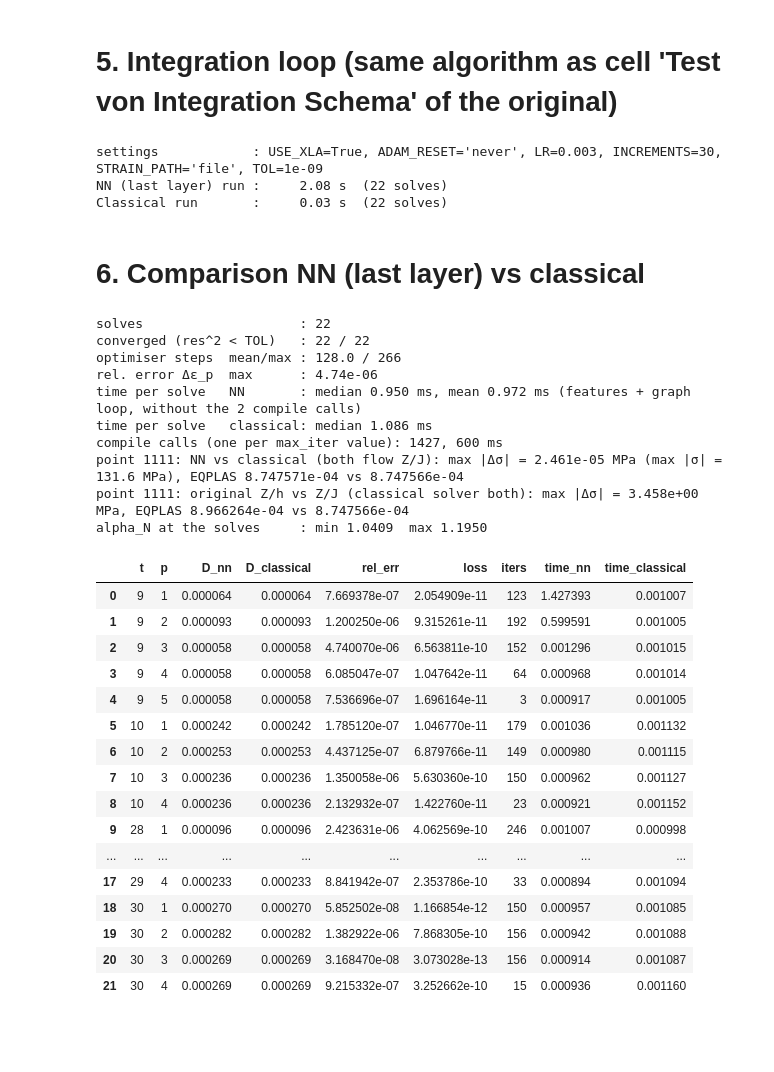
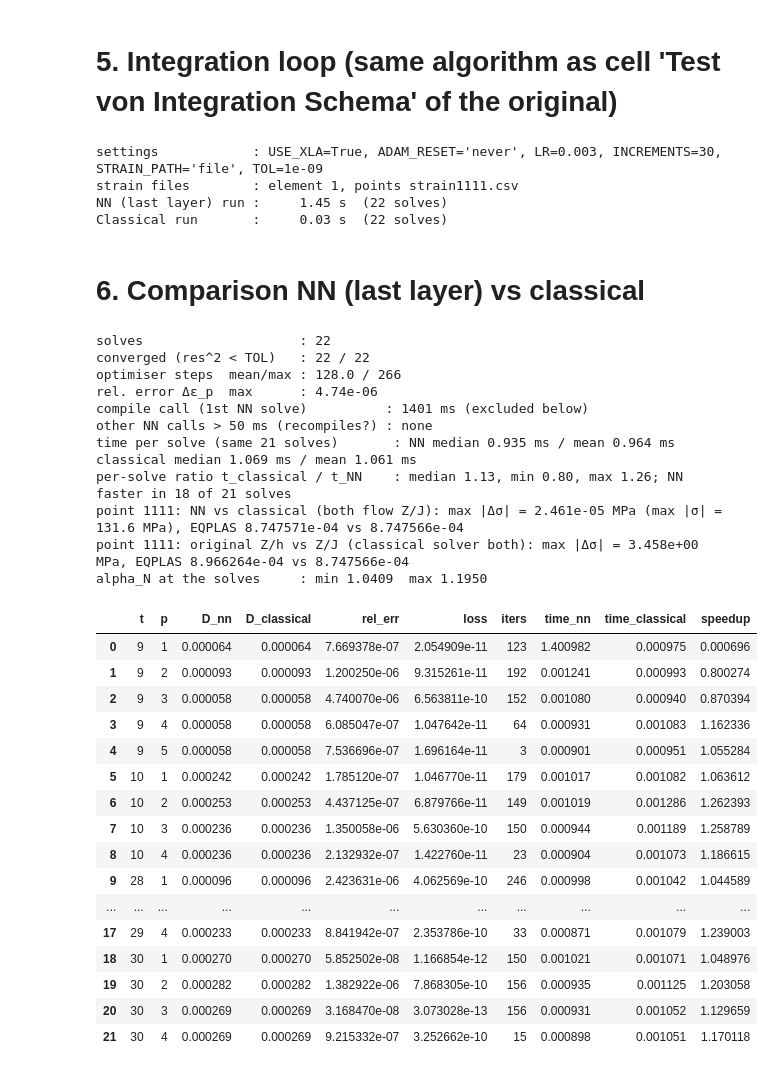
Before and after one commit to saurabh1995/self_learning1, a Jupyter notebook: Self_learning_Loeser_last_layer.ipynb, the cells around one changed output. Cells and saved outputs as stored; diff of their text form; code cells hidden in the pictures; blank space fills up the shorter version.

```diff
--- a/Self_learning_Loeser_last_layer.ipynb
+++ b/Self_learning_Loeser_last_layer.ipynb
@@ -35,9 +35,10 @@ from Hybrid_Spiking_Neuron import HSNN
 # %%
 # 1. Configuration  -- adapt the paths to your machine
 WEIGHTS_PATH = r"C:\Users\Tandale\sciebo\olddata\PostDoc\Writing\Meta_Learning\Trained_Model\meta_pretrainiertes_model\meta_weights_HSNN_up_different_scaling_more_innerloop.pkl"
-STRAIN_DIR   = r"C:\Users\Tandale\sciebo\olddata\Phd\Writing\SLMU_paper\BVPs\Stress-Strain_Data_csv\BVP4_100_els"   # strain1<l><m><n>.csv
+STRAIN_DIR   = r"C:\Users\Tandale\sciebo\olddata\Phd\Writing\SLMU_paper\BVPs\Stress-Strain_Data_csv\BVP4_100_els"   # strain<element><l><m><n>.csv
+ELEMENT      = 1         # element of the BVP whose strain files are used (1...100), e.g. 44 -> strain44<l><m><n>.csv
 
-# Integration points (l, m, n) to integrate; all 45 of element 1: [(l, m, n) for l in range(3) for m in range(3) for n in range(5)]
+# Integration points (l, m, n) to integrate; all 45 of an element: [(l, m, n) for l in range(3) for m in range(3) for n in range(5)]
 POINTS       = [(0, 0, 0)]
 INCREMENTS   = 30      # time increments (the strain files hold 30 rows; the original notebook ran 15)
 STRAIN_PATH  = 'file'    # 'file': actual increment of step t = row t - row t-1 of strain1<l><m><n>.csv (cumulative strains,
@@ -49,8 +50,8 @@ ADAM_RESET   = 'never'   # when Adam's moments/step counter are reset: 'solve' (
                          # 'increment' (first solve of each increment), 'never' (only at the start of a run)
 TOL          = 1e-9      # convergence of the NN solve: residual**2 < TOL  (original notebook: 1e-7, i.e. |r| < 3.2e-4 MPa;
                          # 1e-9 -> |r| < 3.2e-5 MPa; the classical solver stops at |r| < 1e-7 MPa)
-MAX_ITER_P0  = 5000      # max optimiser steps in the first plane-stress iteration (as in the original)
-MAX_ITER     = 1000      # max optimiser steps in later plane-stress iterations (as in the original)
+MAX_ITER     = 5000      # max optimiser steps per solve, the same for every solve: XLA compiles once per distinct value
+                         # (the original used 5000 in the first and 1000 in later plane-stress iterations -> 2 compiles)
 # %% [markdown]
 # 1. Network: frozen feature extractor + trainable last layer
 # %%
@@ -477,7 +478,7 @@ def run(solver, flow='Z/J'):
             mp[s + str(i+1) + str(l+1) + str(m+1) + str(n+1)] = tf.zeros(shape=(1, STATE_UNITS))
     log = []
     # cumulative total strains per point (rows = time steps); increment of step t = row t - row t-1
-    strain_rows = {(l, m, n): np.genfromtxt(os.path.join(STRAIN_DIR, 'strain1' + str(l+1) + str(m+1) + str(n+1) + '.csv'))
+    strain_rows = {(l, m, n): np.genfromtxt(os.path.join(STRAIN_DIR, 'strain' + str(ELEMENT) + str(l+1) + str(m+1) + str(n+1) + '.csv'))
                    for (l, m, n) in POINTS}
     if STRAIN_PATH == 'file':
         assert all(INCREMENTS <= len(v) for v in strain_rows.values()), 'INCREMENTS exceeds the rows of the strain file'
@@ -517,7 +518,7 @@ def run(solver, flow='Z/J'):
                     else:
                         sigma_33_trial = sig_tr_i_1[2]
                         Delta_pl, N_plas, new_states = local_solve(solver, flow, mp, key, l, m, n, stress_dev_trial, stress_back_trial,
-                                                                   stress_eqv_trial, state_inputs, MAX_ITER_P0, log, t, p)
+                                                                   stress_eqv_trial, state_inputs, MAX_ITER, log, t, p)
                         sigma_i_1             = sigma_33_trial - (3 * mp['mu'+key] * Delta_pl) * N_plas[2][2]
                         sigma_i               = sigma_i_1
                         delta_eps33_i_minus_1 = mp['delta_eps'+key][2]
@@ -560,66 +561,76 @@ _t0 = time.perf_counter(); mp_nn, log_nn = run('nn');               time_run_nn
 _t0 = time.perf_counter(); mp_cl, log_cl = run('classical');        time_run_cl = time.perf_counter() - _t0
 mp_ch, log_ch = run('classical', flow='Z/h')   # original self-learning formulation Z/h, for reference
 print(f'settings            : USE_XLA={USE_XLA}, ADAM_RESET={ADAM_RESET!r}, LR={LR}, INCREMENTS={INCREMENTS}, STRAIN_PATH={STRAIN_PATH!r}, TOL={TOL}')
+print(f'strain files        : element {ELEMENT}, points ' + ', '.join(f'strain{ELEMENT}{l+1}{m+1}{n+1}.csv' for (l, m, n) in POINTS))
 print(f'NN (last layer) run : {time_run_nn:8.2f} s  ({len(log_nn)} solves)')
 print(f'Classical run       : {time_run_cl:8.2f} s  ({len(log_cl)} solves)')
 # %% [output]
 settings            : USE_XLA=True, ADAM_RESET='never', LR=0.003, INCREMENTS=30, STRAIN_PATH='file', TOL=1e-09
-NN (last layer) run :     2.08 s  (22 solves)
+strain files        : element 1, points strain1111.csv
+NN (last layer) run :     1.45 s  (22 solves)
 Classical run       :     0.03 s  (22 solves)
 # %% [markdown]
 # 6. Comparison NN (last layer) vs classical
 # %%
 import pandas as pd
 df = pd.DataFrame(log_nn)
 df['rel_err'] = (df.D_nn - df.D_classical).abs() / df.D_classical.abs()
 print('solves                    :', len(df))
 print('converged (res^2 < TOL)   :', int(df.converged.sum()), '/', len(df))
 print('optimiser steps  mean/max :', round(df.iters.mean(), 1), '/', df.iters.max())
 print('rel. error Δε_p  max      : %.2e' % df.rel_err.max())
-# the first call with each max_iter value (MAX_ITER_P0 / MAX_ITER) traces the graph (and compiles it with XLA)
-warm = ~df.index.isin([df.index[df.p == 1][0], df.index[df.p > 1][0]])
-print('time per solve   NN       : median %.3f ms, mean %.3f ms (features + graph loop, without the 2 compile calls)'
-      % (1e3 * df.time_nn[warm].median(), 1e3 * df.time_nn[warm].mean()))
-print('time per solve   classical: median %.3f ms' % (1e3 * df.time_classical.median()))
-print('compile calls (one per max_iter value): %s ms' % ', '.join('%.0f' % (1e3 * v) for v in df.time_nn[~warm]))
+# Timing per solve: time_nn and time_classical are measured on the SAME solve (same trial state) in the NN run.
+# The first NN call traces the graph and compiles it with XLA -> excluded from the comparison for BOTH solvers.
+df['speedup'] = df.time_classical / df.time_nn          # > 1: NN faster on this solve
+cmp = df.iloc[1:]
+print('compile call (1st NN solve)          : %.0f ms (excluded below)' % (1e3 * df.time_nn.iloc[0]))
+slow = cmp.index[cmp.time_nn > 0.05]
+print('other NN calls > 50 ms (recompiles?) :', 'none' if len(slow) == 0 else list(slow))
+print('time per solve (same %d solves)       : NN median %.3f ms / mean %.3f ms   classical median %.3f ms / mean %.3f ms'
+      % (len(cmp), 1e3 * cmp.time_nn.median(), 1e3 * cmp.time_nn.mean(),
+         1e3 * cmp.time_classical.median(), 1e3 * cmp.time_classical.mean()))
+print('per-solve ratio t_classical / t_NN    : median %.2f, min %.2f, max %.2f; NN faster in %d of %d solves'
+      % (cmp.speedup.median(), cmp.speedup.min(), cmp.speedup.max(), int((cmp.speedup > 1).sum()), len(cmp)))
 for (l, m, n) in POINTS:
     key = str(i+1) + str(l+1) + str(m+1) + str(n+1)
     s_nn, s_cl = np.array(mp_nn['abs_stress'+key]), np.array(mp_cl['abs_stress'+key])
     s_ch = np.array(mp_ch['abs_stress'+key])
     print(f'point {key}: NN vs classical (both flow Z/J): max |Δσ| = {np.abs(s_nn - s_cl).max():.3e} MPa'
           f' (max |σ| = {np.abs(s_cl).max():.1f} MPa), EQPLAS {mp_nn["EQPLAS"+key]:.6e} vs {mp_cl["EQPLAS"+key]:.6e}')
     print(f'point {key}: original Z/h vs Z/J (classical solver both): max |Δσ| = {np.abs(s_ch - s_cl).max():.3e} MPa,'
           f' EQPLAS {mp_ch["EQPLAS"+key]:.6e} vs {mp_cl["EQPLAS"+key]:.6e}')
 print('alpha_N at the solves     : min %.4f  max %.4f' % (df.alpha.min(), df.alpha.max()))
-df[['t', 'p', 'D_nn', 'D_classical', 'rel_err', 'loss', 'iters', 'time_nn', 'time_classical']]
+pd.set_option('display.max_rows', 500)
+df[['t', 'p', 'D_nn', 'D_classical', 'rel_err', 'loss', 'iters', 'time_nn', 'time_classical', 'speedup']]
 # %% [output]
 solves                    : 22
 converged (res^2 < TOL)   : 22 / 22
 optimiser steps  mean/max : 128.0 / 266
 rel. error Δε_p  max      : 4.74e-06
-time per solve   NN       : median 0.950 ms, mean 0.972 ms (features + graph loop, without the 2 compile calls)
-time per solve   classical: median 1.086 ms
-compile calls (one per max_iter value): 1427, 600 ms
+compile call (1st NN solve)          : 1401 ms (excluded below)
+other NN calls > 50 ms (recompiles?) : none
+time per solve (same 21 solves)       : NN median 0.935 ms / mean 0.964 ms   classical median 1.069 ms / mean 1.061 ms
+per-solve ratio t_classical / t_NN    : median 1.13, min 0.80, max 1.26; NN faster in 18 of 21 solves
 point 1111: NN vs classical (both flow Z/J): max |Δσ| = 2.461e-05 MPa (max |σ| = 131.6 MPa), EQPLAS 8.747571e-04 vs 8.747566e-04
 point 1111: original Z/h vs Z/J (classical solver both): max |Δσ| = 3.458e+00 MPa, EQPLAS 8.966264e-04 vs 8.747566e-04
 alpha_N at the solves     : min 1.0409  max 1.1950
-|  | t | p | D_nn | D_classical | rel_err | loss | iters | time_nn | time_classical |
-| 0 | 9 | 1 | 0.000064 | 0.000064 | 7.669378e-07 | 2.054909e-11 | 123 | 1.427393 | 0.001007 |
-| 1 | 9 | 2 | 0.000093 | 0.000093 | 1.200250e-06 | 9.315261e-11 | 192 | 0.599591 | 0.001005 |
-| 2 | 9 | 3 | 0.000058 | 0.000058 | 4.740070e-06 | 6.563811e-10 | 152 | 0.001296 | 0.001015 |
-| 3 | 9 | 4 | 0.000058 | 0.000058 | 6.085047e-07 | 1.047642e-11 | 64 | 0.000968 | 0.001014 |
-| 4 | 9 | 5 | 0.000058 | 0.000058 | 7.536696e-07 | 1.696164e-11 | 3 | 0.000917 | 0.001005 |
-| 5 | 10 | 1 | 0.000242 | 0.000242 | 1.785120e-07 | 1.046770e-11 | 179 | 0.001036 | 0.001132 |
-| 6 | 10 | 2 | 0.000253 | 0.000253 | 4.437125e-07 | 6.879766e-11 | 149 | 0.000980 | 0.001115 |
-| 7 | 10 | 3 | 0.000236 | 0.000236 | 1.350058e-06 | 5.630360e-10 | 150 | 0.000962 | 0.001127 |
-| 8 | 10 | 4 | 0.000236 | 0.000236 | 2.132932e-07 | 1.422760e-11 | 23 | 0.000921 | 0.001152 |
-| 9 | 28 | 1 | 0.000096 | 0.000096 | 2.423631e-06 | 4.062569e-10 | 246 | 0.001007 | 0.000998 |
-| ... | ... | ... | ... | ... | ... | ... | ... | ... | ... |
-| 17 | 29 | 4 | 0.000233 | 0.000233 | 8.841942e-07 | 2.353786e-10 | 33 | 0.000894 | 0.001094 |
-| 18 | 30 | 1 | 0.000270 | 0.000270 | 5.852502e-08 | 1.166854e-12 | 150 | 0.000957 | 0.001085 |
-| 19 | 30 | 2 | 0.000282 | 0.000282 | 1.382922e-06 | 7.868305e-10 | 156 | 0.000942 | 0.001088 |
-| 20 | 30 | 3 | 0.000269 | 0.000269 | 3.168470e-08 | 3.073028e-13 | 156 | 0.000914 | 0.001087 |
-| 21 | 30 | 4 | 0.000269 | 0.000269 | 9.215332e-07 | 3.252662e-10 | 15 | 0.000936 | 0.001160 |
+|  | t | p | D_nn | D_classical | rel_err | loss | iters | time_nn | time_classical | speedup |
+| 0 | 9 | 1 | 0.000064 | 0.000064 | 7.669378e-07 | 2.054909e-11 | 123 | 1.400982 | 0.000975 | 0.000696 |
+| 1 | 9 | 2 | 0.000093 | 0.000093 | 1.200250e-06 | 9.315261e-11 | 192 | 0.001241 | 0.000993 | 0.800274 |
+| 2 | 9 | 3 | 0.000058 | 0.000058 | 4.740070e-06 | 6.563811e-10 | 152 | 0.001080 | 0.000940 | 0.870394 |
+| 3 | 9 | 4 | 0.000058 | 0.000058 | 6.085047e-07 | 1.047642e-11 | 64 | 0.000931 | 0.001083 | 1.162336 |
+| 4 | 9 | 5 | 0.000058 | 0.000058 | 7.536696e-07 | 1.696164e-11 | 3 | 0.000901 | 0.000951 | 1.055284 |
+| 5 | 10 | 1 | 0.000242 | 0.000242 | 1.785120e-07 | 1.046770e-11 | 179 | 0.001017 | 0.001082 | 1.063612 |
+| 6 | 10 | 2 | 0.000253 | 0.000253 | 4.437125e-07 | 6.879766e-11 | 149 | 0.001019 | 0.001286 | 1.262393 |
+| 7 | 10 | 3 | 0.000236 | 0.000236 | 1.350058e-06 | 5.630360e-10 | 150 | 0.000944 | 0.001189 | 1.258789 |
+| 8 | 10 | 4 | 0.000236 | 0.000236 | 2.132932e-07 | 1.422760e-11 | 23 | 0.000904 | 0.001073 | 1.186615 |
+| 9 | 28 | 1 | 0.000096 | 0.000096 | 2.423631e-06 | 4.062569e-10 | 246 | 0.000998 | 0.001042 | 1.044589 |
+| ... | ... | ... | ... | ... | ... | ... | ... | ... | ... | ... |
+| 17 | 29 | 4 | 0.000233 | 0.000233 | 8.841942e-07 | 2.353786e-10 | 33 | 0.000871 | 0.001079 | 1.239003 |
+| 18 | 30 | 1 | 0.000270 | 0.000270 | 5.852502e-08 | 1.166854e-12 | 150 | 0.001021 | 0.001071 | 1.048976 |
+| 19 | 30 | 2 | 0.000282 | 0.000282 | 1.382922e-06 | 7.868305e-10 | 156 | 0.000935 | 0.001125 | 1.203058 |
+| 20 | 30 | 3 | 0.000269 | 0.000269 | 3.168470e-08 | 3.073028e-13 | 156 | 0.000931 | 0.001052 | 1.129659 |
+| 21 | 30 | 4 | 0.000269 | 0.000269 | 9.215332e-07 | 3.252662e-10 | 15 | 0.000898 | 0.001051 | 1.170118 |
 # %%
 fig, axs = plt.subplots(1, 2, figsize=(12, 4))
 for (l, m, n) in POINTS:
```
Also changed, not shown: parts of 1 cell of this notebook, 2 other files.
